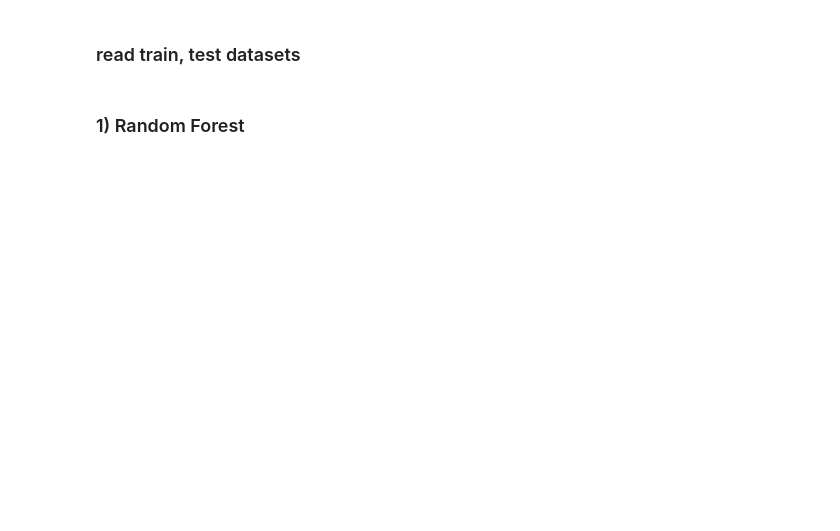
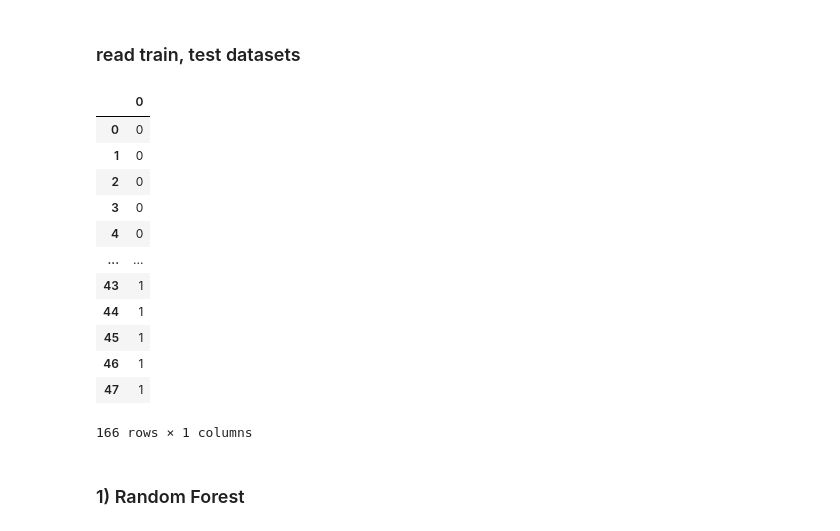
Before and after one commit to srk-practicum/2022-knu-wmi, a Jupyter notebook: Model_Train.ipynb, the cells around one changed output. Saved outputs shown, nothing was run; the diff lists cells and outputs as text; code cells hidden in the pictures; blank space fills up the shorter version.

```diff
--- a/Model_Train.ipynb
+++ b/Model_Train.ipynb
@@ -44,6 +44,25 @@ test_target = pd.DataFrame(le.transform(test_target))
 
 train_features = train_dataset.drop(columns=["target", ])
 test_features = test_dataset.drop(columns=["target", ])
+# %%
+dataset = pd.concat([train_features, test_features])
+dataset
+target = pd.concat([train_target, test_target])
+target
+# %% [output]
+|  | 0 |
+| 0 | 0 |
+| 1 | 0 |
+| 2 | 0 |
+| 3 | 0 |
+| 4 | 0 |
+| ... | ... |
+| 43 | 1 |
+| 44 | 1 |
+| 45 | 1 |
+| 46 | 1 |
+| 47 | 1 |
+166 rows × 1 columns
 # %% [markdown]
 ### 1) Random Forest
 # %%
```
Also changed, not shown: parts of 9 cells of this notebook.
